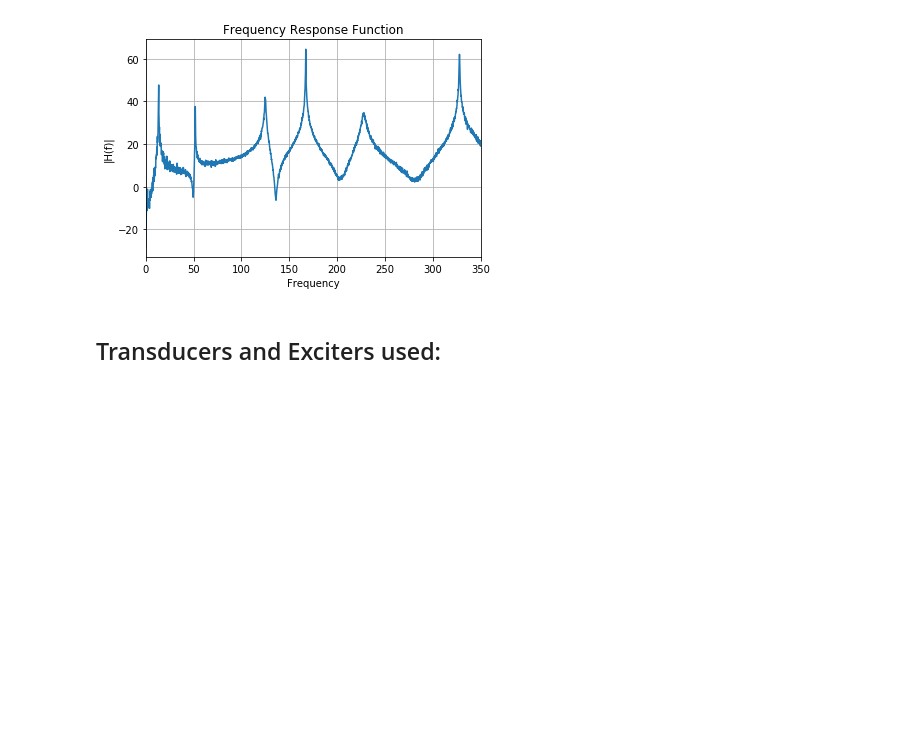
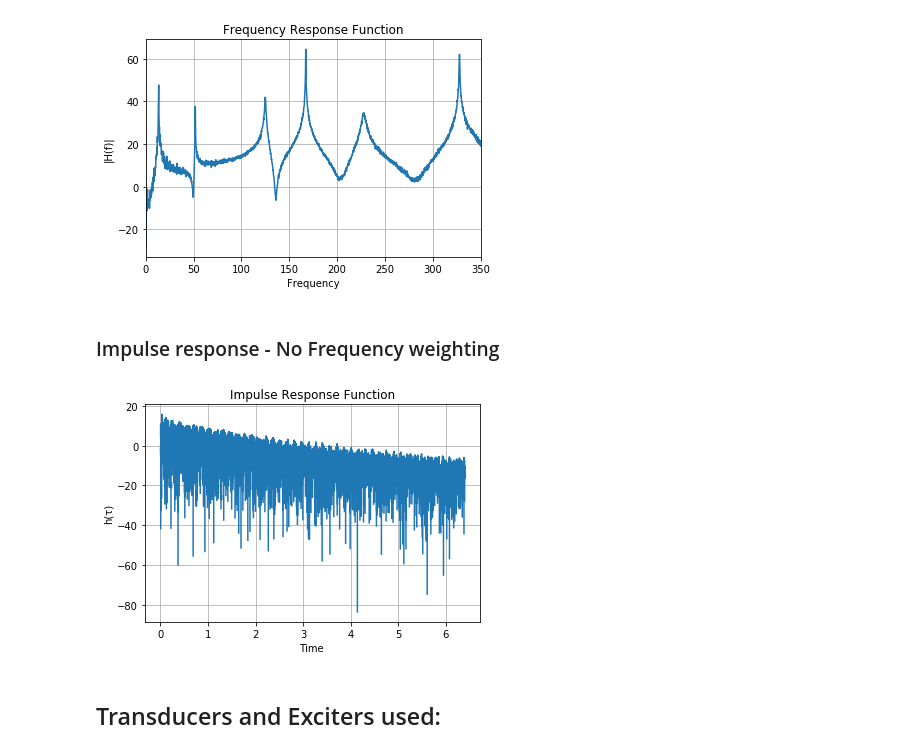
Before and after one commit to josephcslater/MAC_and_Modalupdating, a Jupyter notebook: MAC_JupyterNotebook/MACandModelCorrection.ipynb, the cells around one changed output. Saved outputs shown, nothing was run; the diff lists cells and outputs as text; code cells hidden in the pictures; blank space fills up the shorter version.

```diff
--- a/MAC_JupyterNotebook/MACandModelCorrection.ipynb
+++ b/MAC_JupyterNotebook/MACandModelCorrection.ipynb
@@ -112,6 +113,17 @@ plt.xlim(xmax=350, xmin=0)
 (0, 350)
 [figure]
 [figure]
+# %% [markdown]
+### Impulse response - No Frequency weighting
+# %%
+fig=plt.figure()
+plt.title('Impulse Response Function')
+plt.plot(Time, 20*np.log10((h)))
+plt.xlabel('Time ')
+plt.ylabel('h(τ)')
+plt.grid()
+# %% [output]
+[figure, added]
 # %% [markdown]
 ## Transducers and Exciters used:
 # %% [markdown]
```
Also changed, not shown: parts of 3 cells of this notebook, 1 other file.
